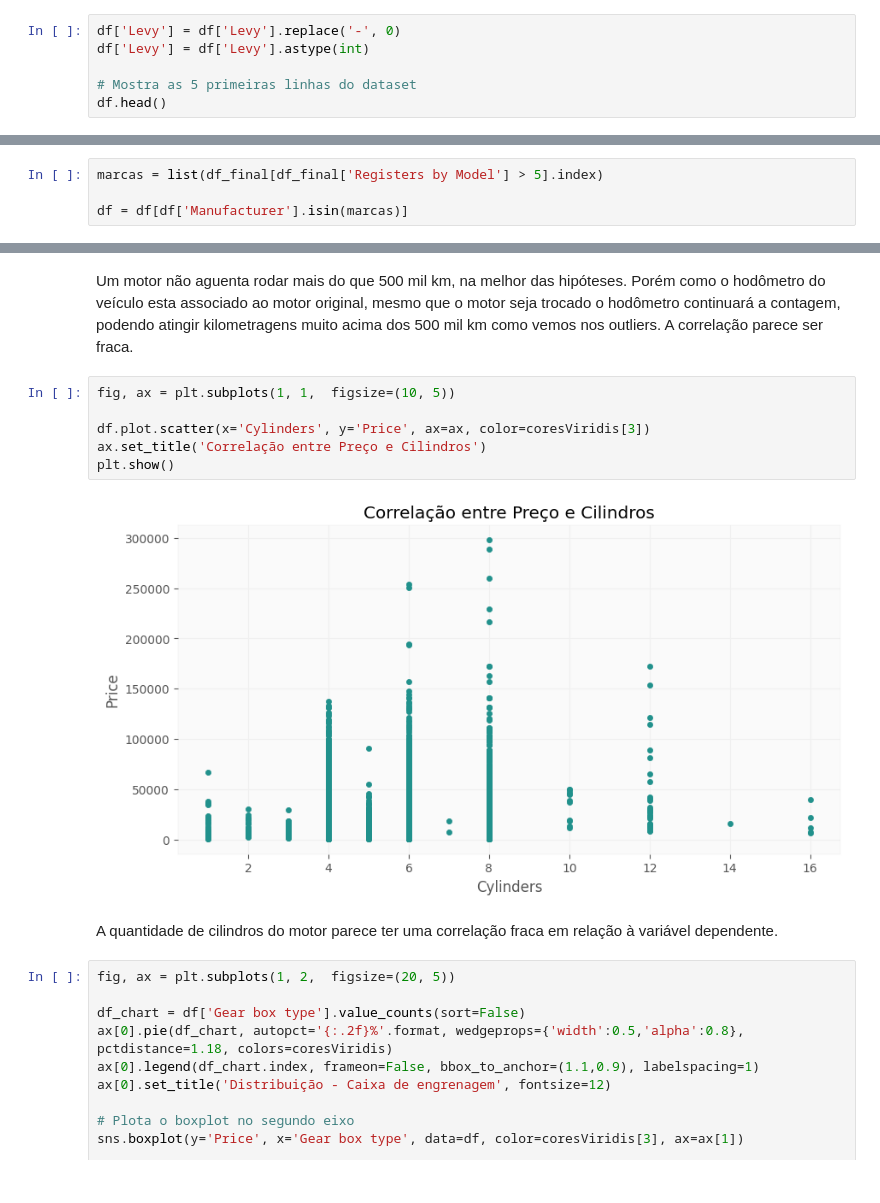
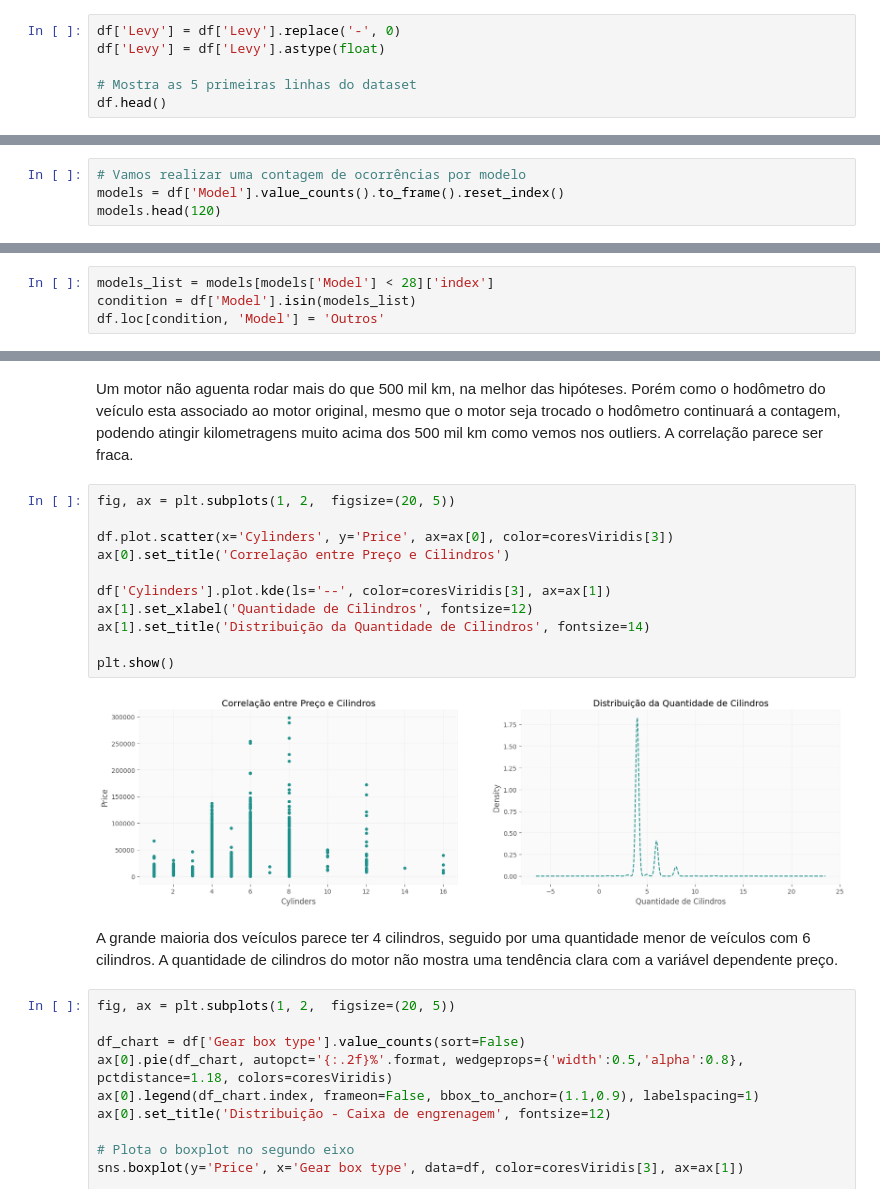
Before and after one commit to thiagolimaop/vehicle_pricing, a Jupyter notebook: Modelo_de_regressão_Precificação_de_Veículos.ipynb, the cells around one changed output, grey strips where cells are left out. Saved outputs shown, nothing was run; the diff lists cells and outputs as text.

Commit message:
ADD: Finalização do modelo de regressão para precificação de veículos

```diff
--- a/Modelo_de_regressão_Precificação_de_Veículos.ipynb
+++ b/Modelo_de_regressão_Precificação_de_Veículos.ipynb
@@ -139,7 +156,7 @@ Nesse passo vamos realizar algumas transformações e limpar alguns dados fora d
 Começado pelo atributo **Levy** referente a taxas de importação/exportação dos carros, que deveria ser um atributo inteiro ou float, mas devido as '-' foi categorizado como string. Vamos consertar isso.
 # %%
 df['Levy'] = df['Levy'].replace('-', 0)
-df['Levy'] = df['Levy'].astype(int)
+df['Levy'] = df['Levy'].astype(float)
 
 # Mostra as 5 primeiras linhas do dataset
 df.head()
@@ -432,4 +417,4 @@ Considerando que temos 14 atributos além da marca do veículo e do modelo. Seri
-# %%
-marcas = list(df_final[df_final['Registers by Model'] > 5].index)
-
-df = df[df['Manufacturer'].isin(marcas)]
+# %%
+# Vamos realizar uma contagem de ocorrências por modelo
+models = df['Model'].value_counts().to_frame().reset_index()
+models.head(120)
@@ -435,0 +437,4 @@ df = df[df['Manufacturer'].isin(marcas)]
+# %%
+models_list = models[models['Model'] < 28]['index']
+condition = df['Model'].isin(models_list)
+df.loc[condition, 'Model'] = 'Outros'
@@ -612,15 +635,20 @@ plt.show()
 # %% [markdown]
 Um motor não aguenta rodar mais do que 500 mil km, na melhor das hipóteses. Porém como o hodômetro do veículo esta associado ao motor original, mesmo que o motor seja trocado o hodômetro continuará a contagem, podendo atingir kilometragens muito acima dos 500 mil km como vemos nos outliers. A correlação parece ser fraca.
 # %%
-fig, ax = plt.subplots(1, 1,  figsize=(10, 5))
+fig, ax = plt.subplots(1, 2,  figsize=(20, 5))
 
-df.plot.scatter(x='Cylinders', y='Price', ax=ax, color=coresViridis[3])
-ax.set_title('Correlação entre Preço e Cilindros')
+df.plot.scatter(x='Cylinders', y='Price', ax=ax[0], color=coresViridis[3])
+ax[0].set_title('Correlação entre Preço e Cilindros')
+
+df['Cylinders'].plot.kde(ls='--', color=coresViridis[3], ax=ax[1])
+ax[1].set_xlabel('Quantidade de Cilindros', fontsize=12)
+ax[1].set_title('Distribuição da Quantidade de Cilindros', fontsize=14)
+
 plt.show()
 # %% [output]
-[figure, old version]
+[figure, new version]
-# %% [markdown]
-A quantidade de cilindros do motor parece ter uma correlação fraca em relação à variável dependente.
+# %% [markdown]
+A grande maioria dos veículos parece ter 4 cilindros, seguido por uma quantidade menor de veículos com 6 cilindros. A quantidade de cilindros do motor não mostra uma tendência clara com a variável dependente preço.
 # %%
 fig, ax = plt.subplots(1, 2,  figsize=(20, 5))
 
```
Also changed, not shown: parts of 62 cells of this notebook.
